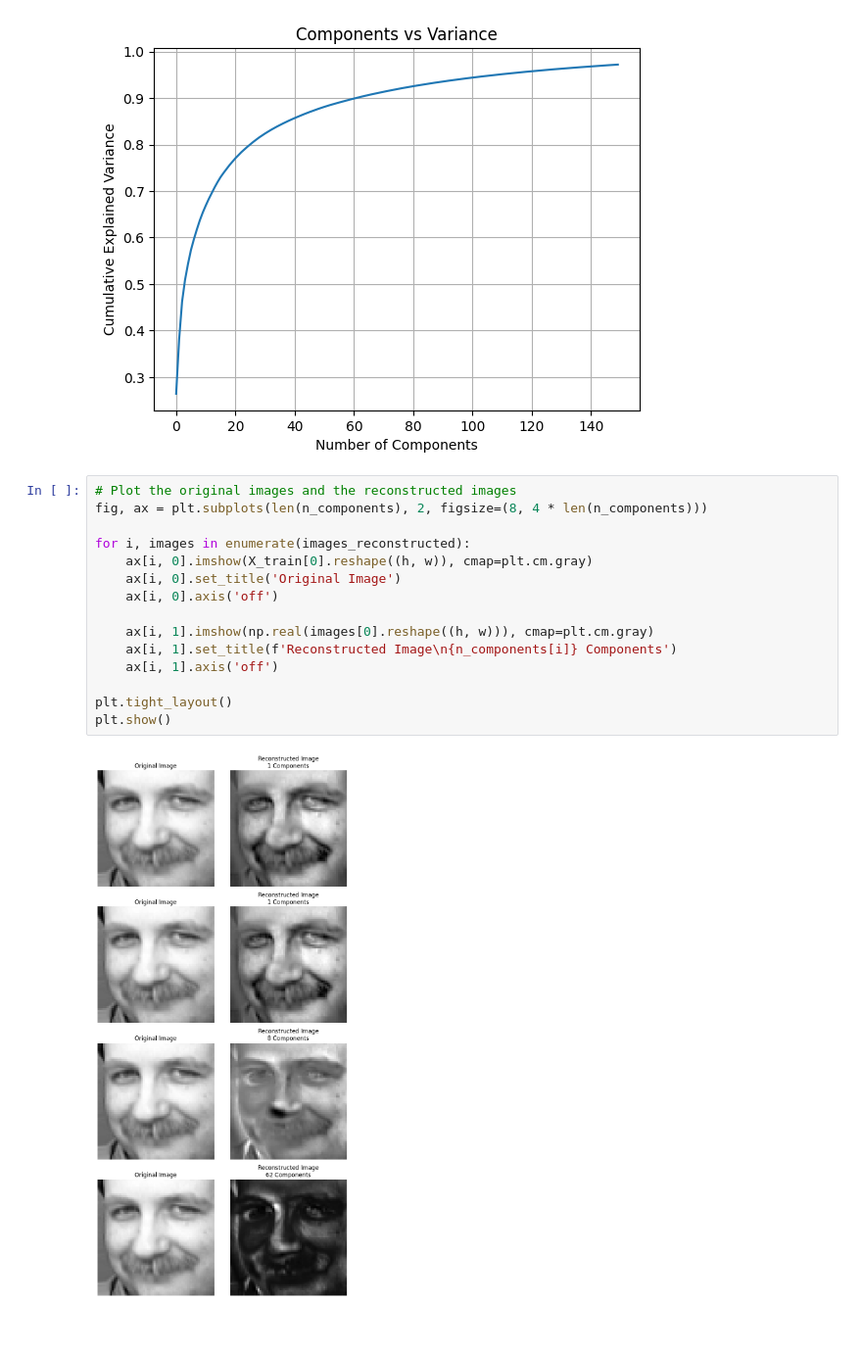
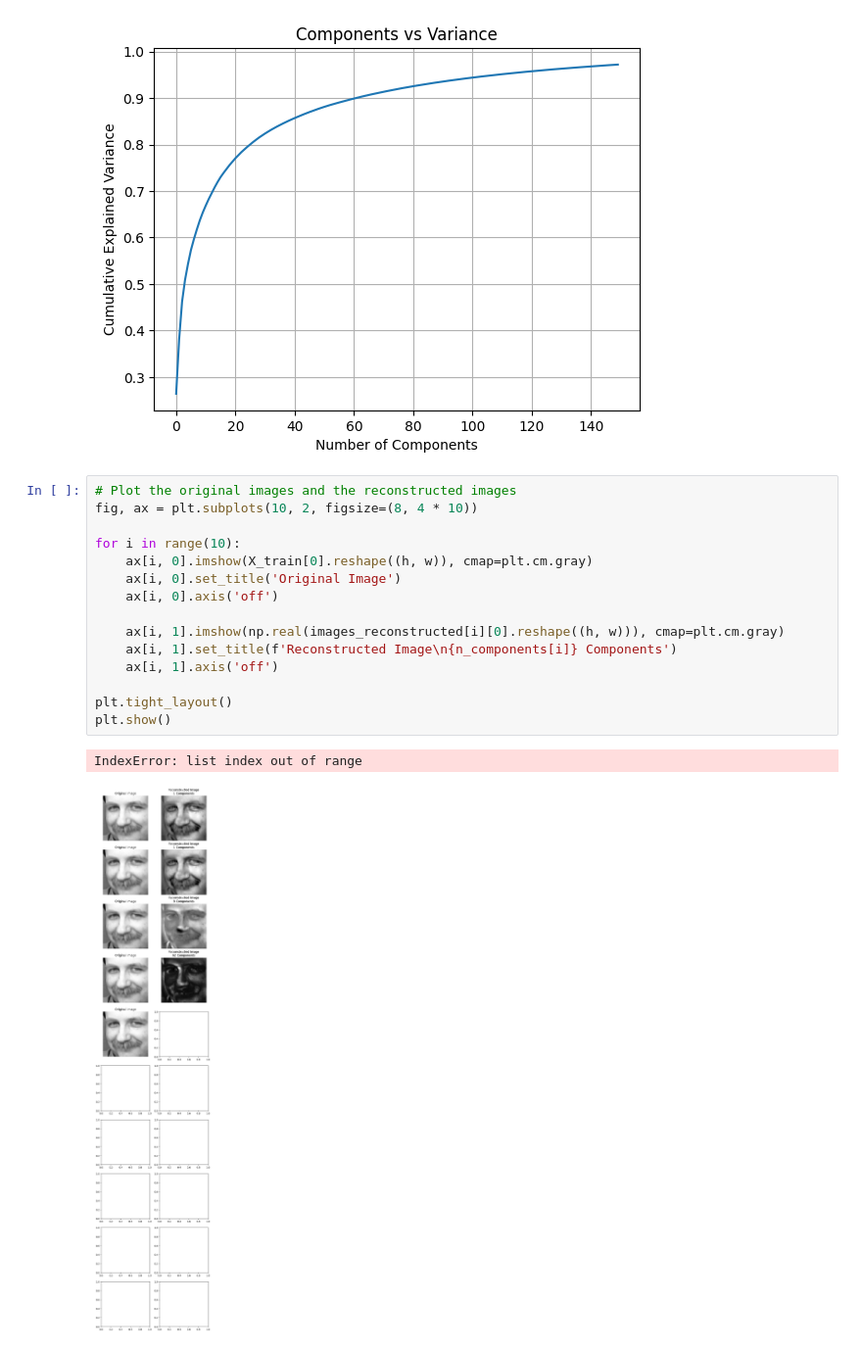
Before and after one commit to omar-adel1/Ellipse-Detection-Using-Hough-Transform, a Jupyter notebook: eigen_faces/yarab.ipynb, the cells around one changed output. Shown at 98% size. Drawn from its saved outputs; the diff is of its cells as text.

```diff
--- a/eigen_faces/yarab.ipynb
+++ b/eigen_faces/yarab.ipynb
@@ -120,18 +118,19 @@ plt.show()
 [figure]
 # %%
 # Plot the original images and the reconstructed images
-fig, ax = plt.subplots(len(n_components), 2, figsize=(8, 4 * len(n_components)))
+fig, ax = plt.subplots(10, 2, figsize=(8, 4 * 10))
 
-for i, images in enumerate(images_reconstructed):
+for i in range(10):
     ax[i, 0].imshow(X_train[0].reshape((h, w)), cmap=plt.cm.gray)
     ax[i, 0].set_title('Original Image')
     ax[i, 0].axis('off')
 
-    ax[i, 1].imshow(np.real(images[0].reshape((h, w))), cmap=plt.cm.gray)
+    ax[i, 1].imshow(np.real(images_reconstructed[i][0].reshape((h, w))), cmap=plt.cm.gray)
     ax[i, 1].set_title(f'Reconstructed Image\n{n_components[i]} Components')
     ax[i, 1].axis('off')
 
 plt.tight_layout()
 plt.show()
 # %% [output]
+IndexError: list index out of range
-[figure, old version]
+[figure, new version]
```
Also changed, not shown: parts of 1 cell of this notebook, 6 other files.
